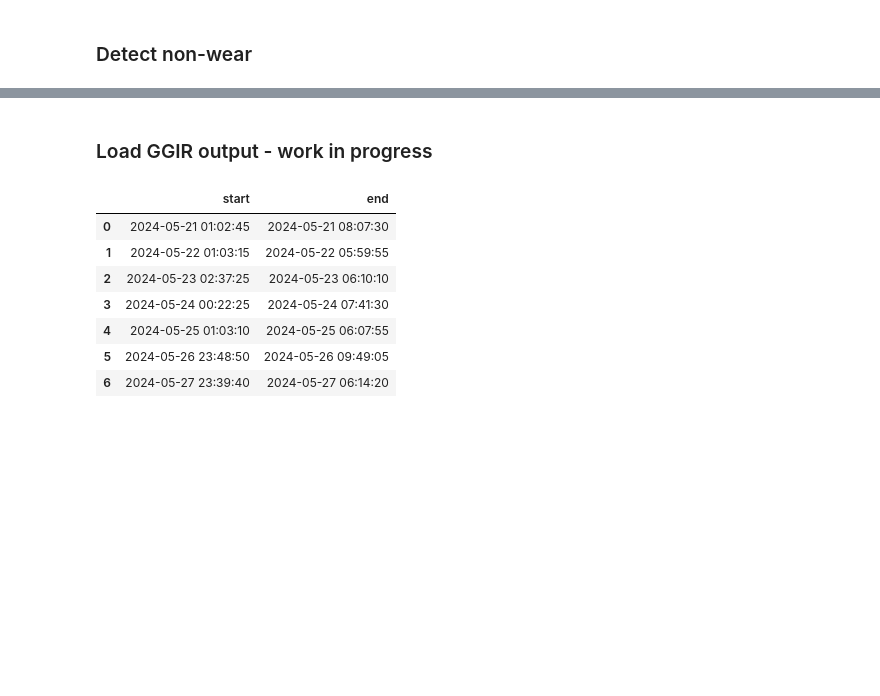
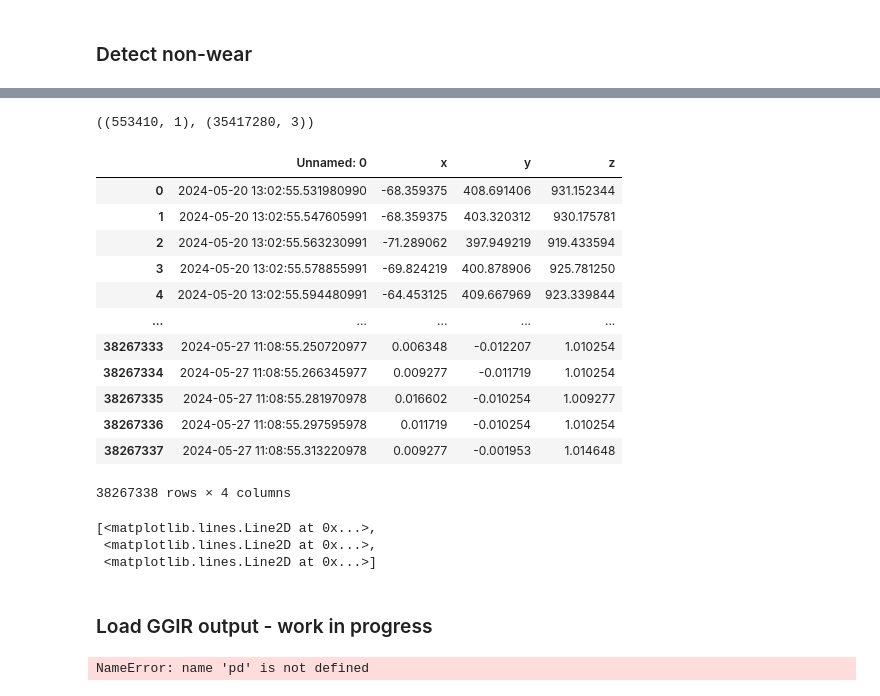
Before and after one commit to marcellosicbaldi/DARE-wearable-pipelines, a Jupyter notebook: notebooks/process_empatica.ipynb, the cells around one changed output, grey strips where cells are left out. Saved outputs shown, nothing was run; the diff lists cells and outputs as text; code cells hidden in the pictures; blank space fills up the shorter version.

```diff
--- a/notebooks/process_empatica.ipynb
+++ b/notebooks/process_empatica.ipynb
@@ -147,0 +160,4 @@ ppg_df_cleaned.to_parquet(save_data_path + "/ppg.parquet")
+# %%
+temp_df.shape, acc_df.shape
+# %% [output]
+((553410, 1), (35417280, 3))
@@ -147,0 +197,25 @@ ppg_df_cleaned.to_parquet(save_data_path + "/ppg.parquet")
+# %%
+input_GGIR_path = "/Users/augenpro/Documents/Empatica/data_sara/data/GGIR_input_new"
+acc_df_GGIR = pd.read_csv(input_GGIR_path + "/acc_GGIR.csv")
+acc_df_GGIR
+# %% [output]
+|  | Unnamed: 0 | x | y | z |
+| 0 | 2024-05-20 13:02:55.531980990 | -68.359375 | 408.691406 | 931.152344 |
+| 1 | 2024-05-20 13:02:55.547605991 | -68.359375 | 403.320312 | 930.175781 |
+| 2 | 2024-05-20 13:02:55.563230991 | -71.289062 | 397.949219 | 919.433594 |
+| 3 | 2024-05-20 13:02:55.578855991 | -69.824219 | 400.878906 | 925.781250 |
+| 4 | 2024-05-20 13:02:55.594480991 | -64.453125 | 409.667969 | 923.339844 |
+| ... | ... | ... | ... | ... |
+| 38267333 | 2024-05-27 11:08:55.250720977 | 0.006348 | -0.012207 | 1.010254 |
+| 38267334 | 2024-05-27 11:08:55.266345977 | 0.009277 | -0.011719 | 1.010254 |
+| 38267335 | 2024-05-27 11:08:55.281970978 | 0.016602 | -0.010254 | 1.009277 |
+| 38267336 | 2024-05-27 11:08:55.297595978 | 0.011719 | -0.010254 | 1.010254 |
+| 38267337 | 2024-05-27 11:08:55.313220978 | 0.009277 | -0.001953 | 1.014648 |
+38267338 rows × 4 columns
+# %%
+plt.figure()
+plt.plot(acc_df_GGIR[["x", "y", "z"]])
+# %% [output]
+[<matplotlib.lines.Line2D at 0x...>,
+ <matplotlib.lines.Line2D at 0x...>,
+ <matplotlib.lines.Line2D at 0x...>]
@@ -157,7 +234,7 @@ plot_acc_temp(processed_data_path, accSMV = False)
 # %% [markdown]
 ### Load GGIR output - work in progress
 # %%
-output_GGIR_path = "/Users/augenpro/Documents/Empatica/data_sara/data/GGIR_output/output_GGIR_input/results/QC/"
+output_GGIR_path = "/Users/augenpro/Documents/Empatica/data_sara/data/GGIR_output_new/output_GGIR_input_new/results/QC/"
 
 output_GGIR = pd.read_csv(output_GGIR_path + "part4_nightsummary_sleep_full.csv")
 
@@ -178,11 +255,4 @@ start_end_sleep = np.array(SPT).reshape(-1, 2)
 SPT_GGIR = pd.DataFrame(start_end_sleep, columns=["start", "end"])
 SPT_GGIR
 # %% [output]
-|  | start | end |
-| 0 | 2024-05-21 01:02:45 | 2024-05-21 08:07:30 |
-| 1 | 2024-05-22 01:03:15 | 2024-05-22 05:59:55 |
-| 2 | 2024-05-23 02:37:25 | 2024-05-23 06:10:10 |
-| 3 | 2024-05-24 00:22:25 | 2024-05-24 07:41:30 |
-| 4 | 2024-05-25 01:03:10 | 2024-05-25 06:07:55 |
-| 5 | 2024-05-26 23:48:50 | 2024-05-26 09:49:05 |
-| 6 | 2024-05-27 23:39:40 | 2024-05-27 06:14:20 |
+NameError: name 'pd' is not defined
```
Also changed, not shown: parts of 10 cells of this notebook, 2 other files.
